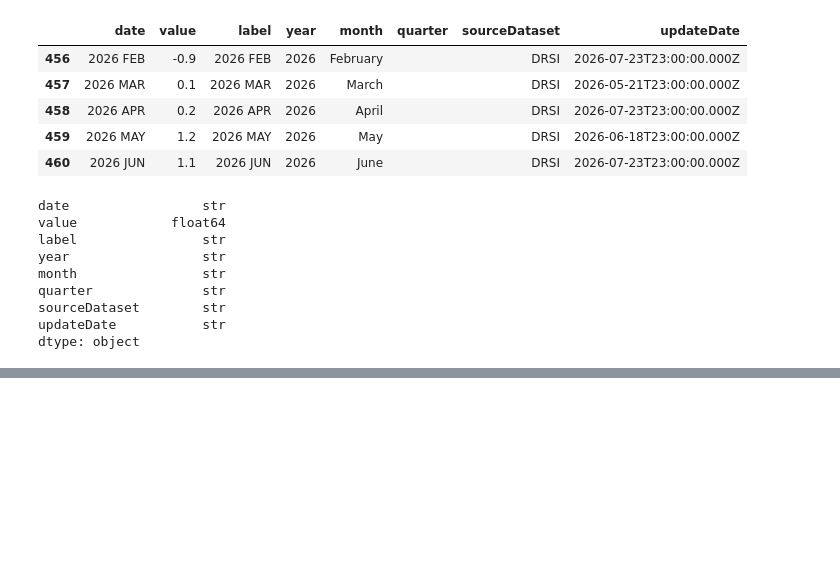
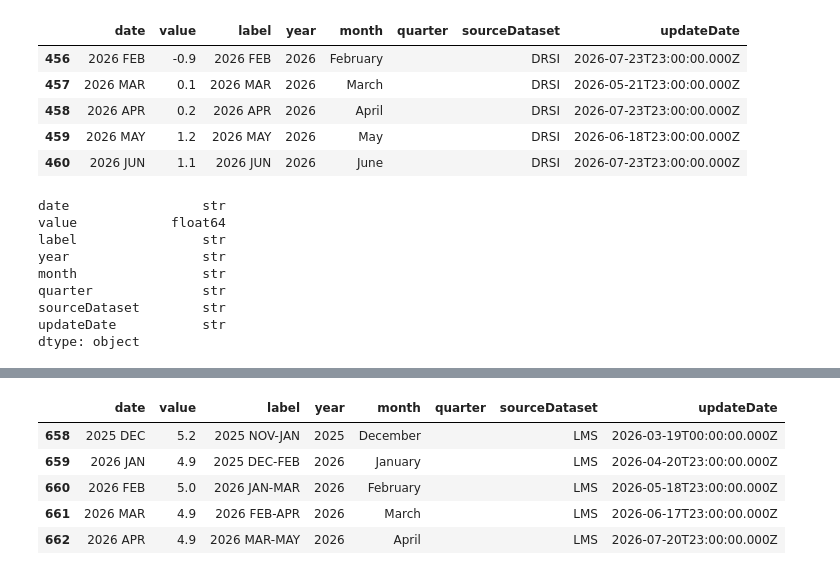
Before and after one commit to ivanredkovets/uk-gdp-nowcasting, a Jupyter notebook: notebooks/01_data_collection.ipynb, the cells around one changed output, grey strips where cells are left out. Cells and saved outputs as stored; diff of their text form; code cells hidden in the pictures; blank space fills up the shorter version.

```diff
--- a/notebooks/01_data_collection.ipynb
+++ b/notebooks/01_data_collection.ipynb
@@ -315,0 +345,9 @@ dtype: object
+# %%
+unemployment.tail()
+# %% [output]
+|  | date | value | label | year | month | quarter | sourceDataset | updateDate |
+| 658 | 2025 DEC | 5.2 | 2025 NOV-JAN | 2025 | December |  | LMS | 2026-03-19T00:00:00.000Z |
+| 659 | 2026 JAN | 4.9 | 2025 DEC-FEB | 2026 | January |  | LMS | 2026-04-20T23:00:00.000Z |
+| 660 | 2026 FEB | 5.0 | 2026 JAN-MAR | 2026 | February |  | LMS | 2026-05-18T23:00:00.000Z |
+| 661 | 2026 MAR | 4.9 | 2026 FEB-APR | 2026 | March |  | LMS | 2026-06-17T23:00:00.000Z |
+| 662 | 2026 APR | 4.9 | 2026 MAR-MAY | 2026 | April |  | LMS | 2026-07-20T23:00:00.000Z |
```
Also changed, not shown: parts of 24 cells of this notebook, 6 other files.
